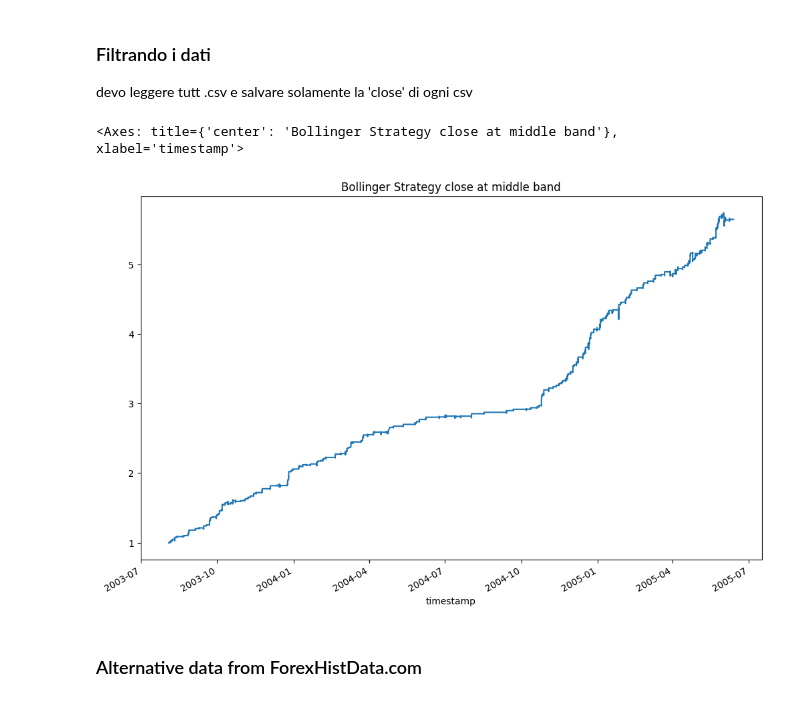
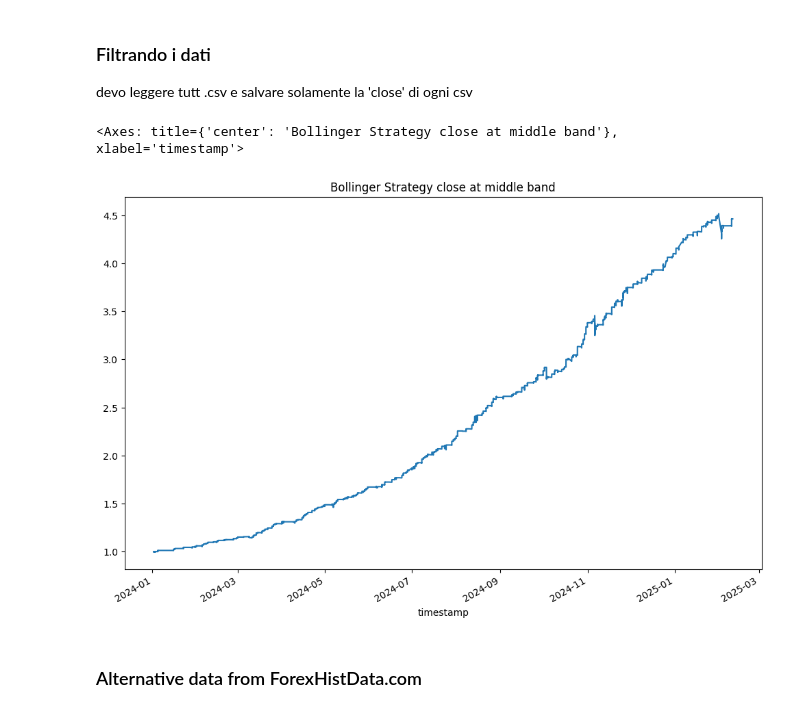
Before and after one commit to edoardoCame/PythonMiniTutorials, a Jupyter notebook: trading strategies/MyOwnBacktester/transition to cuDF/Bollinger Bands Strategy/parameters optimization.ipynb, the cells around one changed output. Drawn from its saved outputs; the diff is of its cells as text; code cells hidden in the pictures.

```diff
--- a/trading strategies/MyOwnBacktester/transition to cuDF/Bollinger Bands Strategy/parameters optimization.ipynb
+++ b/trading strategies/MyOwnBacktester/transition to cuDF/Bollinger Bands Strategy/parameters optimization.ipynb
@@ -6,7 +6,7 @@ devo leggere tutt .csv e salvare solamente la 'close' di ogni csv
 import cudf as cf
 from bollinger_filter import backtest_bollinger_strategy
 
-eurgbp = cf.read_csv('/home/edoardo/Desktop/python_dir/data/eurgbp_03_05.csv')
+eurgbp = cf.read_csv('/home/edoardo/Desktop/python_dir/data/eurgbp_24_25.csv')
 train_size = 0.6
 eurgbp_train = eurgbp.iloc[:int(len(eurgbp)*train_size)] #selects the first slice of data as training set
 eurgbp_test = eurgbp.iloc[int(len(eurgbp)*train_size):] #selects the second slice of data as test set
@@ -17,14 +17,14 @@ eurgbp_test = eurgbp.iloc[int(len(eurgbp)*train_size):] #selects the second slic
 # %%
 ## FUNCTION USER
 
-result = backtest_bollinger_strategy(data=eurgbp, lookback=60, sdev=4, return_series=True,
-                                     fee_percentage=0.015, filter=2)
+result = backtest_bollinger_strategy(data=eurgbp, lookback=180, sdev=4, return_series=True,
+                                     fee_percentage=0.01, filter=2)
 
 result = result.to_pandas()
 result.plot(figsize=(12, 8), title='Bollinger Strategy close at middle band')
 # %% [output]
 <Axes: title={'center': 'Bollinger Strategy close at middle band'}, xlabel='timestamp'>
-[figure, old version]
+[figure, new version]
 # %% [markdown]
 ### Alternative data from ForexHistData.com
 # %%
```
Also changed, not shown: 1 other file.
